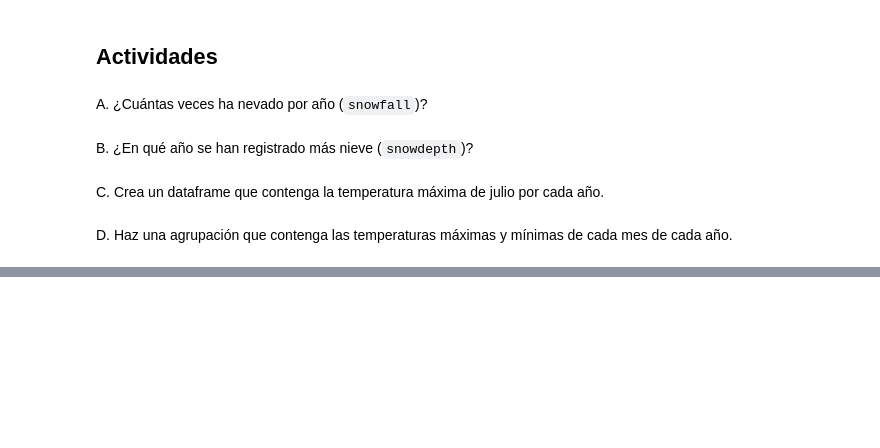
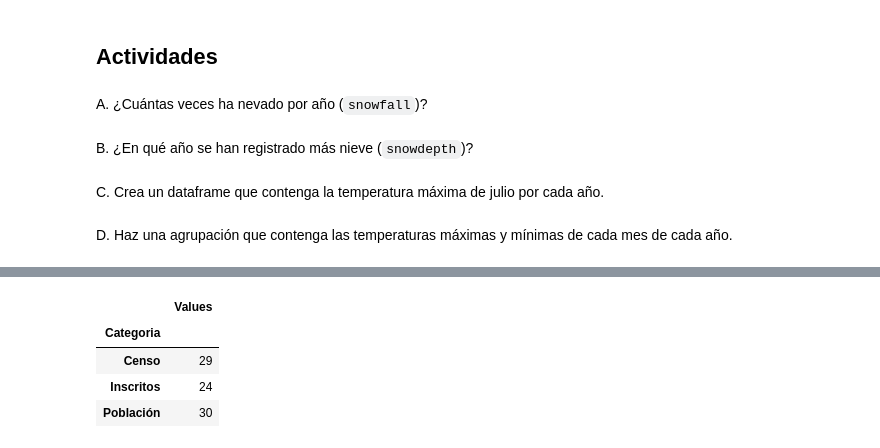
Before and after one commit to wisaaco/TxADM, a Jupyter notebook: notebooks/Part2/00_Pandas/03_Otras_acciones.ipynb, the cells around one changed output, grey strips where cells are left out. Drawn from its saved outputs; the diff is of its cells as text; code cells hidden in the pictures; blank space fills up the shorter version.

```diff
--- a/notebooks/Part2/00_Pandas/03_Otras_acciones.ipynb
+++ b/notebooks/Part2/00_Pandas/03_Otras_acciones.ipynb
@@ -464,0 +534,11 @@ D. Haz una agrupación que contenga las temperaturas máximas y mínimas de cada
+# %%
+# aggfuncfunction, list of functions, dict, default “mean”
+# If a list of functions is passed, the resulting pivot table will have hierarchical columns whose top level are the function names
+#  (inferred from the function objects themselves).
+pd.pivot_table(df, index=['Categoria'], aggfunc=sum)
+# %% [output]
+|  | Values |
+| Categoria |  |
+| Censo | 29 |
+| Inscritos | 24 |
+| Población | 30 |
```
Also changed, not shown: parts of 6 cells of this notebook.
